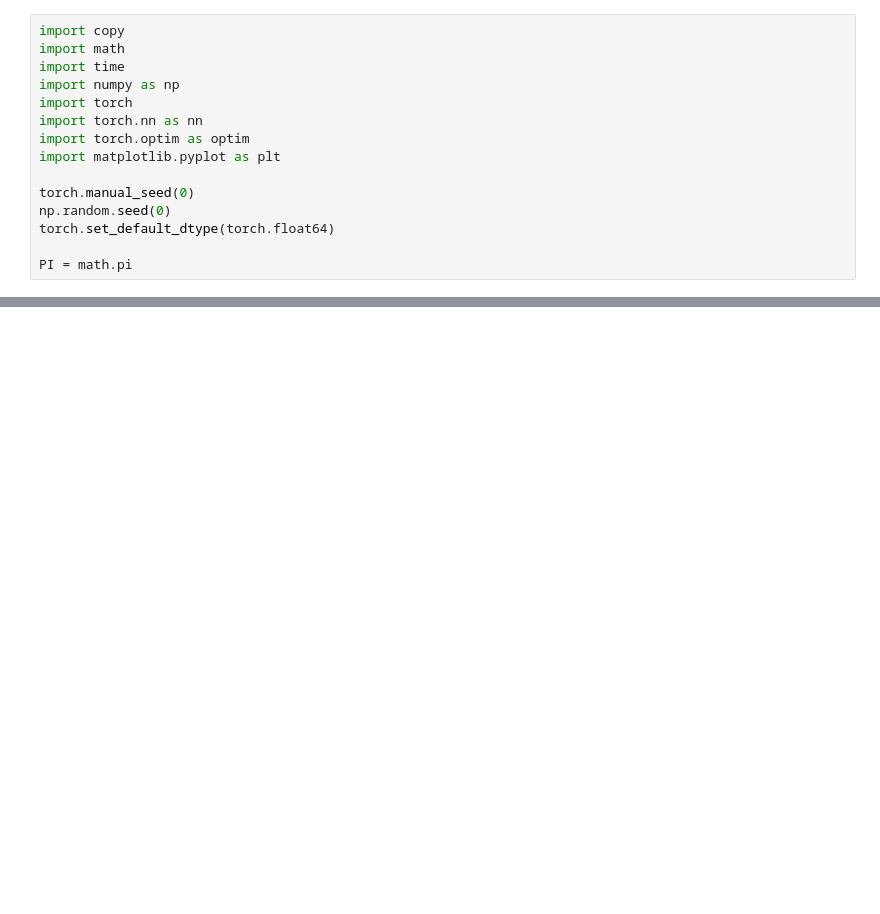
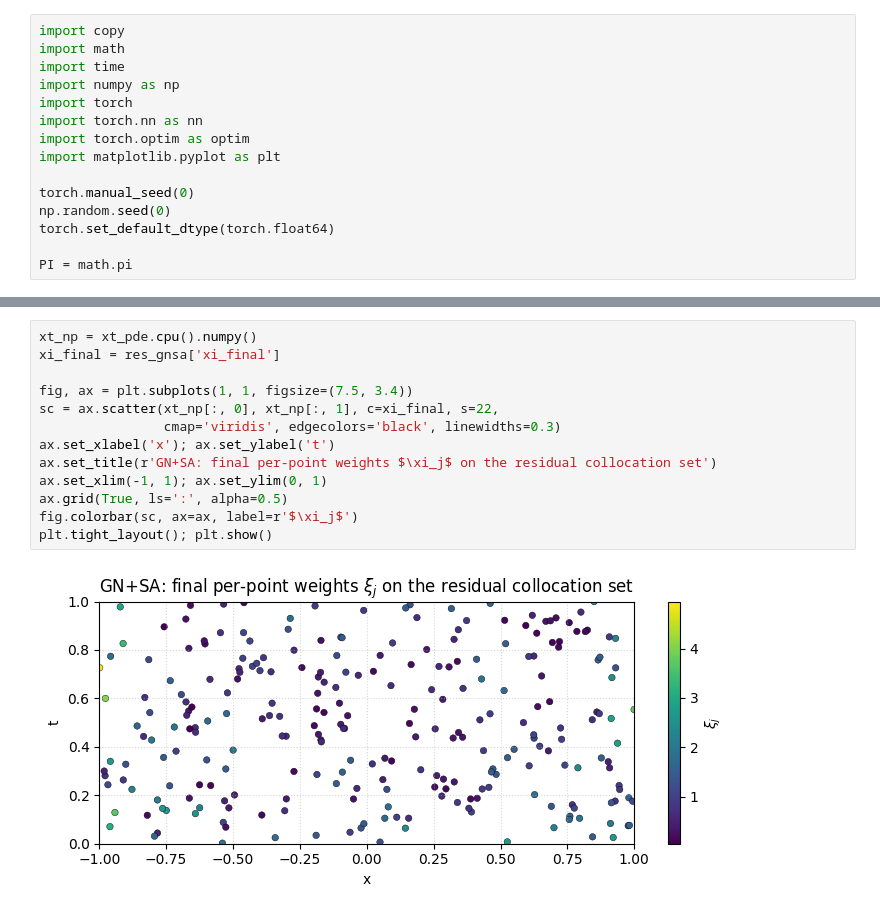
Before and after one commit to kopanicakova/intro_opt_SciML, a Jupyter notebook: notebooks/ex8.ipynb, the cells around one changed output, grey strips where cells are left out. Cells and saved outputs as stored; diff of their text form; blank space fills up the shorter version.

```diff
--- a/notebooks/ex8.ipynb
+++ b/notebooks/ex8.ipynb
@@ -451,0 +362,15 @@ wrote ./ex8_collocation.csv  (119 rows)
+# %%
+xt_np = xt_pde.cpu().numpy()
+xi_final = res_gnsa['xi_final']
+
+fig, ax = plt.subplots(1, 1, figsize=(7.5, 3.4))
+sc = ax.scatter(xt_np[:, 0], xt_np[:, 1], c=xi_final, s=22,
+                cmap='viridis', edgecolors='black', linewidths=0.3)
+ax.set_xlabel('x'); ax.set_ylabel('t')
+ax.set_title(r'GN+SA: final per-point weights $\xi_j$ on the residual collocation set')
+ax.set_xlim(-1, 1); ax.set_ylim(0, 1)
+ax.grid(True, ls=':', alpha=0.5)
+fig.colorbar(sc, ax=ax, label=r'$\xi_j$')
+plt.tight_layout(); plt.show()
+# %% [output]
+[figure, added]
```
Also changed, not shown: parts of 37 cells of this notebook, 4 other files.
